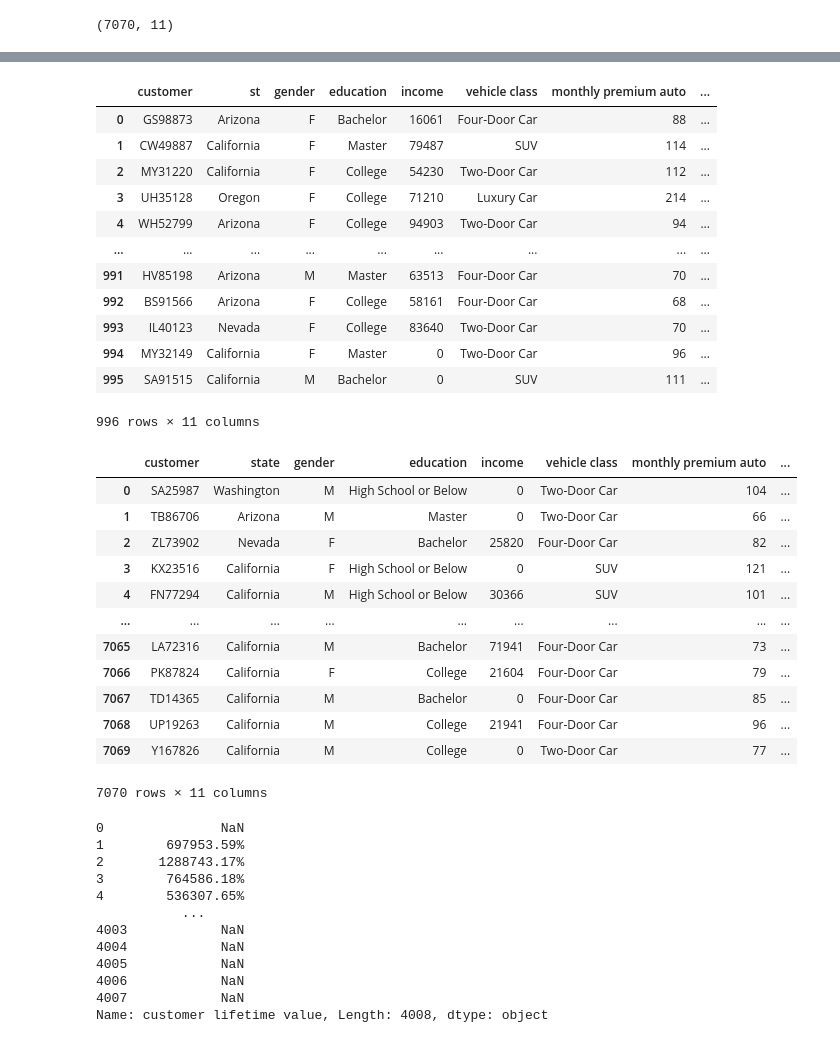
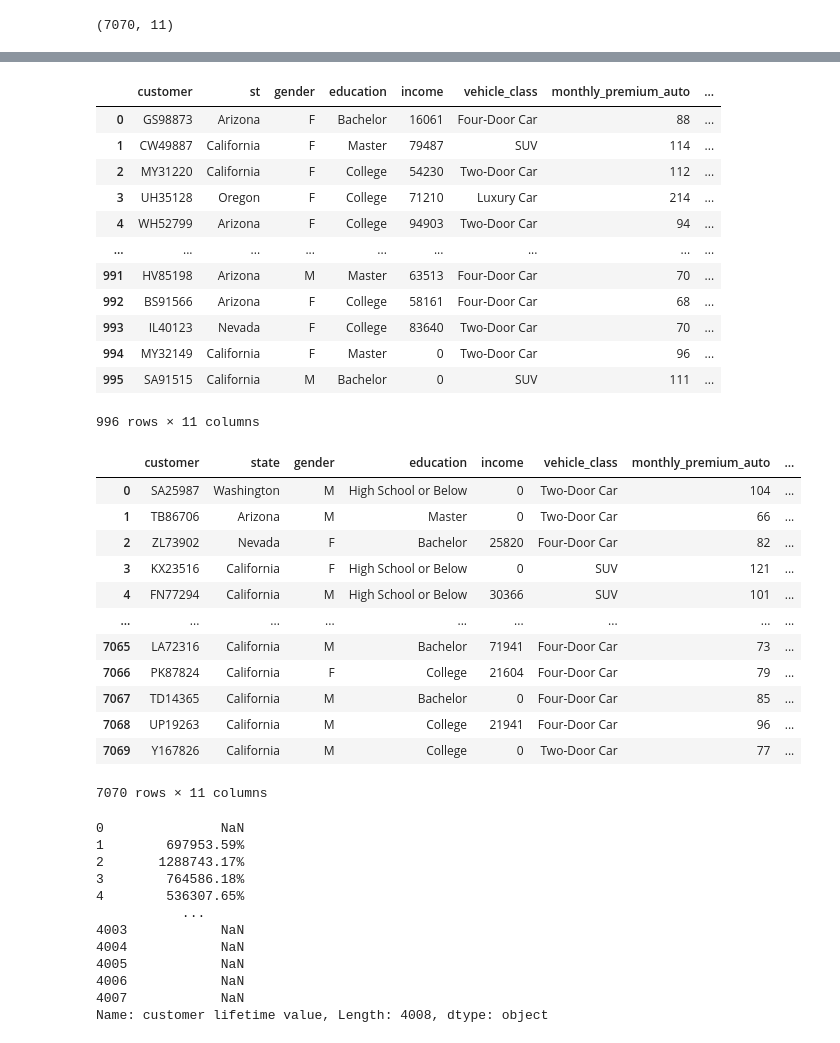
Before and after one commit to JomanaBakhiet/lab-customer-analysis-round-1, a Jupyter notebook: ROUND-1-SOLUTION.ipynb, the cells around one changed output, grey strips where cells are left out. Saved outputs shown, nothing was run; the diff lists cells and outputs as text; code cells hidden in the pictures.

```diff
--- a/ROUND-1-SOLUTION.ipynb
+++ b/ROUND-1-SOLUTION.ipynb
@@ -75,6 +61,0 @@ file1.head()
-# %%
-cols2 = []
-for column in file2.columns:
-    cols2.append(column.lower())
-file2.columns = cols2
-file2.head()
@@ -88,6 +61,0 @@ file2.head()
-# %%
-cols3 = []
-for column in file3.columns:
-    cols3.append(column.lower())
-file3.columns = cols3
-file3.head()
@@ -102,0 +62,12 @@ file3.head()
+# %%
+cols1 = []
+for column in list(file1.columns):
+    column = column.lower().replace(' ', '_')
+    cols1.append(column)
+file1.columns = cols1
+# %%
+cols2 = []
+for column in list(file2.columns):
+    column = column.lower().replace(' ', '_')
+    cols2.append(column)
+file2.columns = cols2
@@ -125,10 +148,10 @@ display(file1)
 | 4007 | NaN | NaN | NaN | NaN | NaN | NaN | NaN | ... |
 4008 rows × 11 columns
 # %%
-file2 = file2 [['customer','st', 'gender', 'education', 'income', 'vehicle class', 'monthly premium auto', 'customer lifetime value', 'policy type', 'number of open complaints', 'total claim amount']]
+file2 = file2 [['customer','st', 'gender', 'education', 'income', 'vehicle_class', 'monthly_premium_auto', 'customer_lifetime_value', 'policy_type', 'number_of_open_complaints', 'total_claim_amount']]
 display(file2)
 # %% [output]
-|  | customer | st | gender | education | income | vehicle class | monthly premium auto | ... |
+|  | customer | st | gender | education | income | vehicle_class | monthly_premium_auto | ... |
 | 0 | GS98873 | Arizona | F | Bachelor | 16061 | Four-Door Car | 88 | ... |
 | 1 | CW49887 | California | F | Master | 79487 | SUV | 114 | ... |
 | 2 | MY31220 | California | F | College | 54230 | Two-Door Car | 112 | ... |
@@ -142,10 +165,10 @@ display(file2)
 | 995 | SA91515 | California | M | Bachelor | 0 | SUV | 111 | ... |
 996 rows × 11 columns
 # %%
-file3 = file3 [['customer','state', 'gender', 'education', 'income', 'vehicle class', 'monthly premium auto', 'customer lifetime value', 'policy type', 'number of open complaints', 'total claim amount']]
+file3 = file3 [['customer','state', 'gender', 'education', 'income', 'vehicle_class', 'monthly_premium_auto', 'customer_lifetime_value', 'policy_type', 'number_of_open_complaints', 'total_claim_amount']]
 display(file3)
 # %% [output]
-|  | customer | state | gender | education | income | vehicle class | monthly premium auto | ... |
+|  | customer | state | gender | education | income | vehicle_class | monthly_premium_auto | ... |
 | 0 | SA25987 | Washington | M | High School or Below | 0 | Two-Door Car | 104 | ... |
 | 1 | TB86706 | Arizona | M | Master | 0 | Two-Door Car | 66 | ... |
 | 2 | ZL73902 | Nevada | F | Bachelor | 25820 | Four-Door Car | 82 | ... |
```
Also changed, not shown: parts of 19 cells of this notebook.
